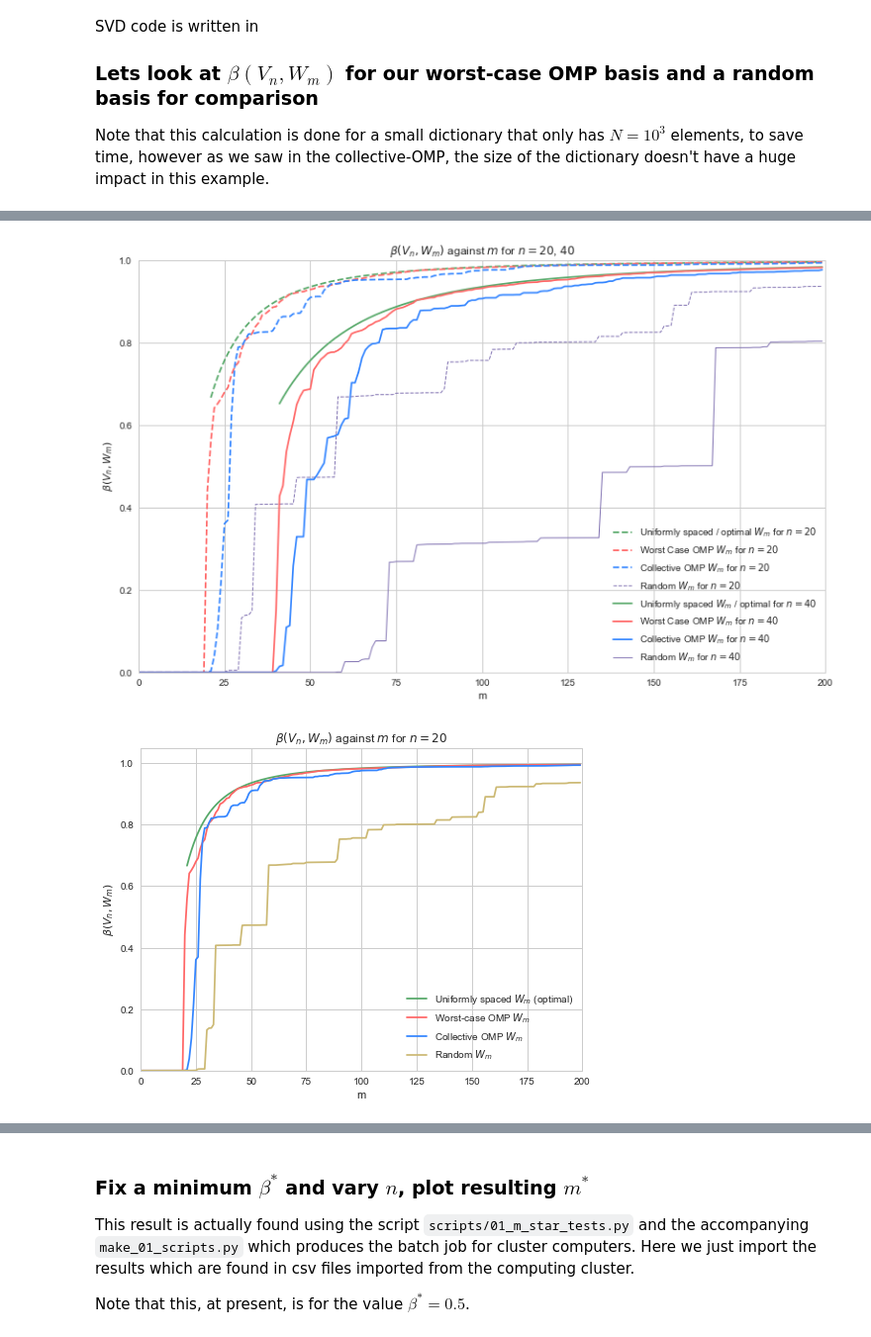
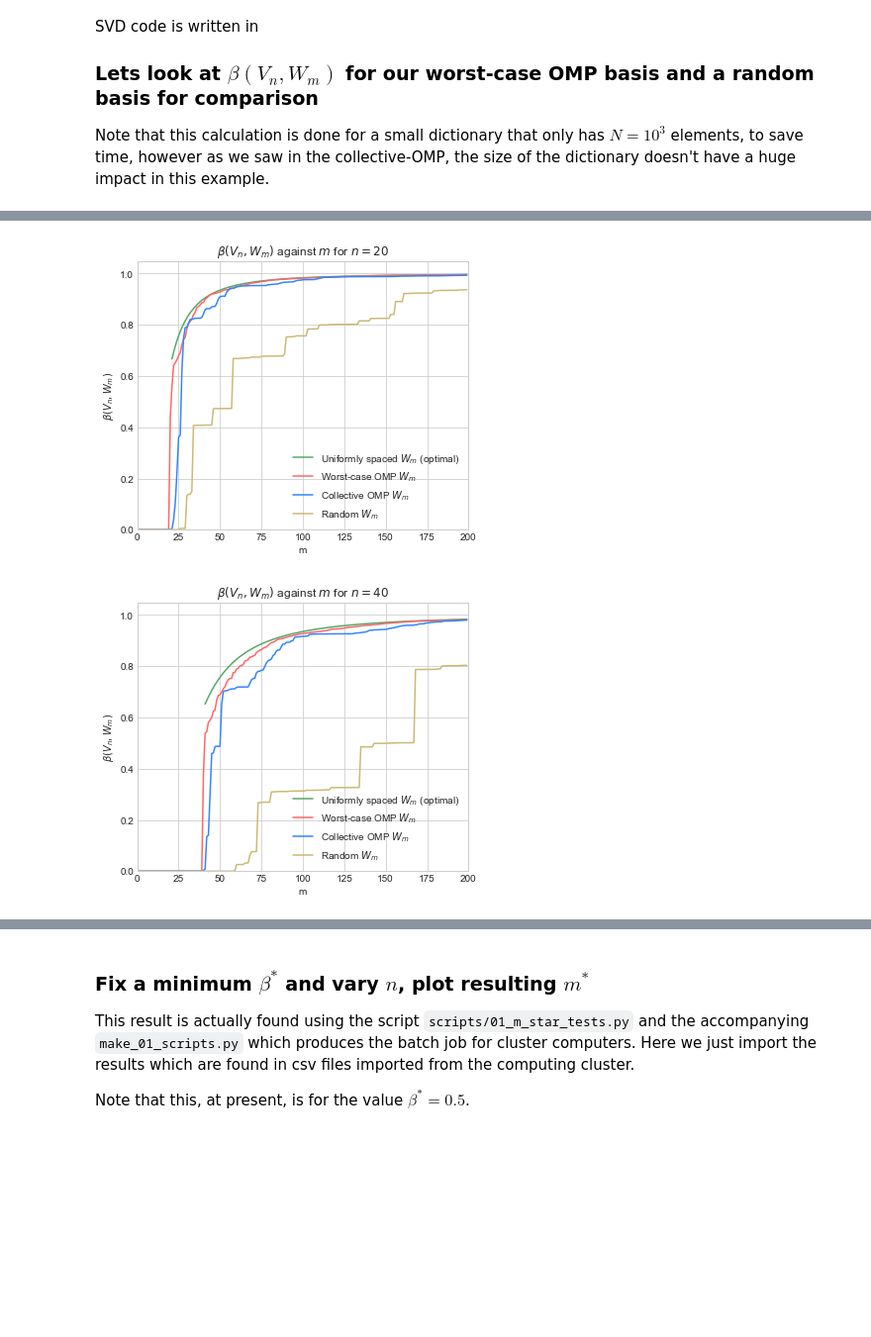
Before and after one commit to james-nichols/pyApproxTools, a Jupyter notebook: notebooks/omp/02_omp_point_eval.ipynb, the cells around one changed output, grey strips where cells are left out. Shown: that part at 99% size. Saved outputs shown, nothing was run; the diff lists cells and outputs as text; code cells hidden in the pictures; blank space fills up the shorter version.

```diff
--- a/notebooks/omp/02_omp_point_eval.ipynb
+++ b/notebooks/omp/02_omp_point_eval.ipynb
@@ -60,10 +60,10 @@ Wms_rand = []
 
 for j, n in enumerate(ns):
 
-    #gbc = pat.CollectiveOMP(dictionary, Vn.subspace(slice(0,n)), verbose=True)
-    #Wm_comp = gbc.construct_to_m(m)
-    #Wms_comp.append(Wm_comp)
-    #Wm_comp_o = Wm_comp.orthonormalise()
+    gbc = pat.CollectiveOMP(dictionary, Vn.subspace(slice(0,n)), verbose=True)
+    Wm_comp = gbc.construct_to_m(m)
+    Wms_comp.append(Wm_comp)
+    Wm_comp_o = Wm_comp.orthonormalise()
 
     wcgbc = pat.WorstCaseOMP(dictionary, Vn.subspace(slice(0,n)), verbose=True)
     Wm_wcomp = wcgbc.construct_to_m(m)
@@ -74,12 +74,12 @@ for j, n in enumerate(ns):
     Wms_rand.append(Wm_rand)
     Wm_rand_o = Wm_rand.orthonormalise()
 
-    #BP_comp_l = pat.BasisPair(Wm_comp_o, Vn.subspace(slice(0,n)))
+    BP_comp_l = pat.BasisPair(Wm_comp_o, Vn.subspace(slice(0,n)))
     BP_wcomp_l = pat.BasisPair(Wm_wcomp_o, Vn.subspace(slice(0,n)))
     BP_rand_l = pat.BasisPair(Wm_rand_o, Vn.subspace(slice(0,n)))
     for i in range(n, m):
-        #BP_comp = BP_comp_l.subspace(Wm_indices=slice(0,i))
-        #bs_comp[j, i] = BP_comp.beta()
+        BP_comp = BP_comp_l.subspace(Wm_indices=slice(0,i))
+        bs_comp[j, i] = BP_comp.beta()
 
         BP_wcomp =  BP_wcomp_l.subspace(Wm_indices=slice(0,i))
         bs_wcomp[j, i] = BP_wcomp.beta()
@@ -106,10 +106,11 @@ i        || P_Vn (w - P_Wm w) ||
 Done!
 # %%
 sns.set_palette("deep")
+sns.set_style("whitegrid")
 cp = sns.color_palette()
 
 axs = []
-fig = plt.figure(figsize=(13, 9))
+fig = plt.figure(figsize=(8, 6))
 ax = fig.add_subplot(1, 1, 1, title='beta(Vn, Wm) against m for various n')#, title=r'$\beta(V_n, W_m)$ against $m$ for various $n$')
 
 for i, n in enumerate(ns):
@@ -143,59 +144,36 @@ cp = sns.color_palette()
 bl = (51/255, 133/255, 255/255)
 re = (255/255, 102/255, 102/255)
 
-axs = []
-fig = plt.figure(figsize=(13, 8))
-ax = fig.add_subplot(1, 1, 1, title=r'$\beta(V_n, W_m)$ against $m$ for $n=20$, $40$')#, title=r'$\beta(V_n, W_m)$ against $m$ for various $n$')
-
-#for i, n in enumerate(ns):
-i=0
-n=ns[i]
-plt.plot(range(n+1,m), bs_unif_int[i, n+1:], '--', label=r'Uniformly spaced / optimal $W_m$ for $n={{{0}}}$'.format(n), color=cp[1])
-plt.plot(range(m), bs_wcomp[i, :], '--', label=r'Worst Case OMP $W_m$ for $n={{{0}}}$'.format(n), color=re)#r'OMP constructed $W_m$, $n={{{0}}}$'.format(n))
-plt.plot(range(m), bs_comp[i, :], '--', label=r'Collective OMP $W_m$ for $n={{{0}}}$'.format(n), color=bl)#r'OMP constructed $W_m$, $n={{{0}}}$'.format(n))
-plt.plot(range(m), bs_rand[i, :], '--', label=r'Random $W_m$ for $n={{{0}}}$'.format(n), color=cp[3], lw=1)#r'Random $W_m$, $n={{{0}}}$'.format(n))
-i=1
-n=ns[i]
-plt.plot(range(n+1,m), bs_unif_int[i, n+1:], label=r'Uniformly spaced $W_m$ / optimal for $n={{{0}}}$'.format(n), color=cp[1])
-plt.plot(range(m), bs_wcomp[i, :], label=r'Worst Case OMP $W_m$ for $n={{{0}}}$'.format(n), color=re)#r'OMP constructed $W_m$, $n={{{0}}}$'.format(n))
-plt.plot(range(m), bs_comp[i, :], label=r'Collective OMP $W_m$ for $n={{{0}}}$'.format(n), color=bl)#r'OMP constructed $W_m$, $n={{{0}}}$'.format(n))
-plt.plot(range(m), bs_rand[i, :], label=r'Random $W_m$ for $n={{{0}}}$'.format(n), color=cp[3], lw=1)#r'Random $W_m$, $n={{{0}}}$'.format(n))
-
-ax.set(xlabel='m', ylabel=r'$\beta(V_n, W_m)$', xlim=[0,200], ylim=[0,1])#r'$m$', ylabel=r'$\beta(V_n, W_m)$')
-plt.legend(loc=4)
-plt.savefig('WCOMPvsCOMPvsUnif.pdf')
-plt.show()
-
-fig = plt.figure(figsize=(8, 6))
+fig = plt.figure(figsize=(6, 5))
 ax = fig.add_subplot(1, 1, 1, title=r'$\beta(V_n, W_m)$ against $m$ for $n=20$')#, title=r'$\beta(V_n, W_m)$ against $m$ for various $n$')
 
 #for i, n in enumerate(ns):
 i=0
 n=ns[i]
 plt.plot(range(n+1,m), bs_unif_int[i, n+1:], label=r'Uniformly spaced $W_m$ (optimal)'.format(n), color=cp[1])
 plt.plot(range(m), bs_wcomp[i, :], label=r'Worst-case OMP $W_m$'.format(n), color=re)#r'OMP constructed $W_m$, $n={{{0}}}$'.format(n))
 plt.plot(range(m), bs_comp[i, :], label=r'Collective OMP $W_m$'.format(n), color=bl)#r'OMP constructed $W_m$, $n={{{0}}}$'.format(n))
 plt.plot(range(m), bs_rand[i, :], label=r'Random $W_m$'.format(n), color=cp[4])#r'Random $W_m$, $n={{{0}}}$'.format(n))
 
 ax.set(xlabel='m', ylabel=r'$\beta(V_n, W_m)$', xlim=[0,200], ylim=[0,1.05])#r'$m$', ylabel=r'$\beta(V_n, W_m)$')
 plt.legend(loc=4)
-plt.savefig('WCOMPvsCOMPvsUnif_20.pdf')
+plt.savefig('WCOMPvsCOMPvsUnif_20_new.pdf')
 plt.show()
 
-fig = plt.figure(figsize=(8, 6))
+fig = plt.figure(figsize=(6, 5))
 ax = fig.add_subplot(1, 1, 1, title=r'$\beta(V_n, W_m)$ against $m$ for $n=40$')#, title=r'$\beta(V_n, W_m)$ against $m$ for various $n$')
 
 i=1
 n=ns[i]
 plt.plot(range(n+1,m), bs_unif_int[i, n+1:], label=r'Uniformly spaced $W_m$ (optimal)'.format(n), color=cp[1])
 plt.plot(range(m), bs_wcomp[i, :], label=r'Worst-case OMP $W_m$'.format(n), color=re)#r'OMP constructed $W_m$, $n={{{0}}}$'.format(n))
 plt.plot(range(m), bs_comp[i, :], label=r'Collective OMP $W_m$'.format(n), color=bl)#r'OMP constructed $W_m$, $n={{{0}}}$'.format(n))
 plt.plot(range(m), bs_rand[i, :], label=r'Random $W_m$'.format(n), color=cp[4])#r'Random $W_m$, $n={{{0}}}$'.format(n))
 
 ax.set(xlabel='m', ylabel=r'$\beta(V_n, W_m)$', xlim=[0,200], ylim=[0,1.05])#r'$m$', ylabel=r'$\beta(V_n, W_m)$')
 plt.legend(loc=4)
-plt.savefig('WCOMPvsCOMPvsUnif_40.pdf')
+plt.savefig('WCOMPvsCOMPvsUnif_40_new.pdf')
 plt.show()
 # %% [output]
-[figure, old version]
+[figure, new version]
-[figure, old version]
+[figure, new version]
```
Also changed, not shown: parts of 6 cells of this notebook, 1 other file.
